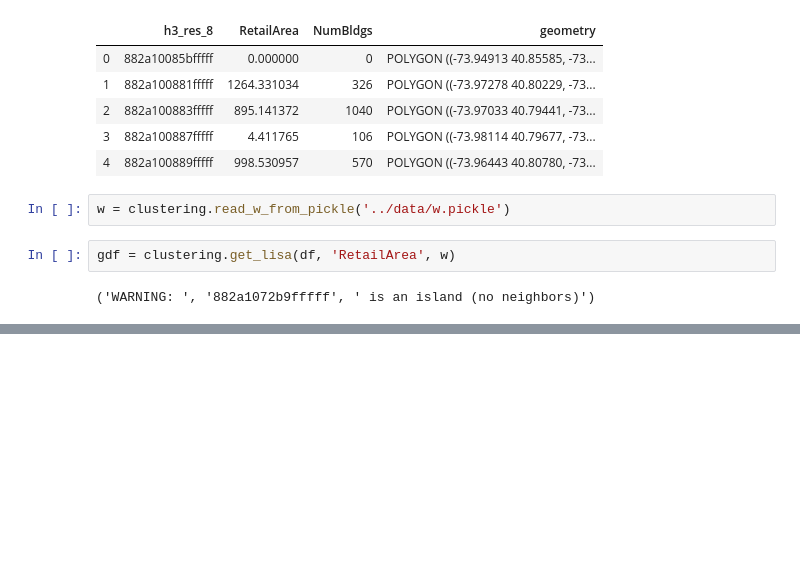
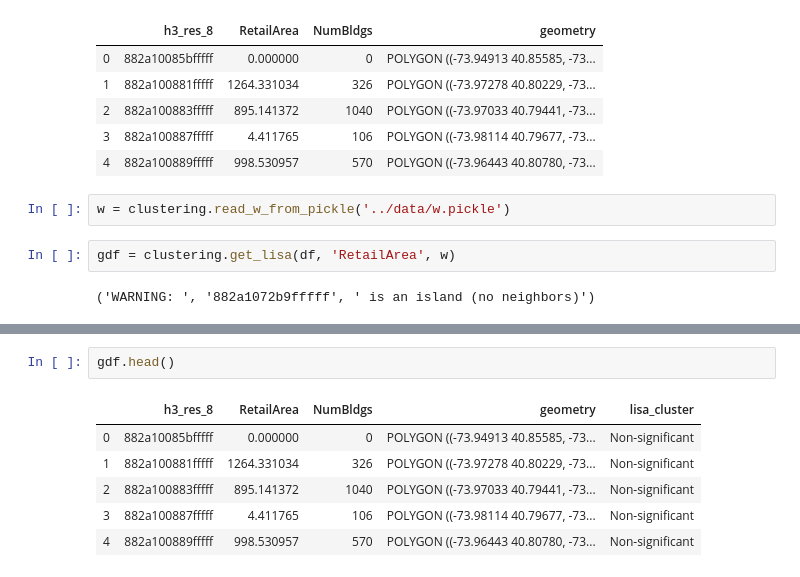
Before and after one commit to UDST/udtk, a Jupyter notebook: notebooks/cluster.ipynb, the cells around one changed output, grey strips where cells are left out. Cells and saved outputs as stored; diff of their text form; blank space fills up the shorter version.

```diff
--- a/notebooks/cluster.ipynb
+++ b/notebooks/cluster.ipynb
@@ -31,3 +31,12 @@ viz.plotly_lisa(gdf)
 # %% [output]
 [interactive output not drawn]
 [interactive output not drawn]
+# %%
+gdf.head()
+# %% [output]
+|  | h3_res_8 | RetailArea | NumBldgs | geometry | lisa_cluster |
+| 0 | 882a10085bfffff | 0.000000 | 0 | POLYGON ((-73.94913 40.85585, -73... | Non-significant |
+| 1 | 882a100881fffff | 1264.331034 | 326 | POLYGON ((-73.97278 40.80229, -73... | Non-significant |
+| 2 | 882a100883fffff | 895.141372 | 1040 | POLYGON ((-73.97033 40.79441, -73... | Non-significant |
+| 3 | 882a100887fffff | 4.411765 | 106 | POLYGON ((-73.98114 40.79677, -73... | Non-significant |
+| 4 | 882a100889fffff | 998.530957 | 570 | POLYGON ((-73.96443 40.80780, -73... | Non-significant |
```
Also changed, not shown: parts of 3 cells of this notebook, 1 other file.
